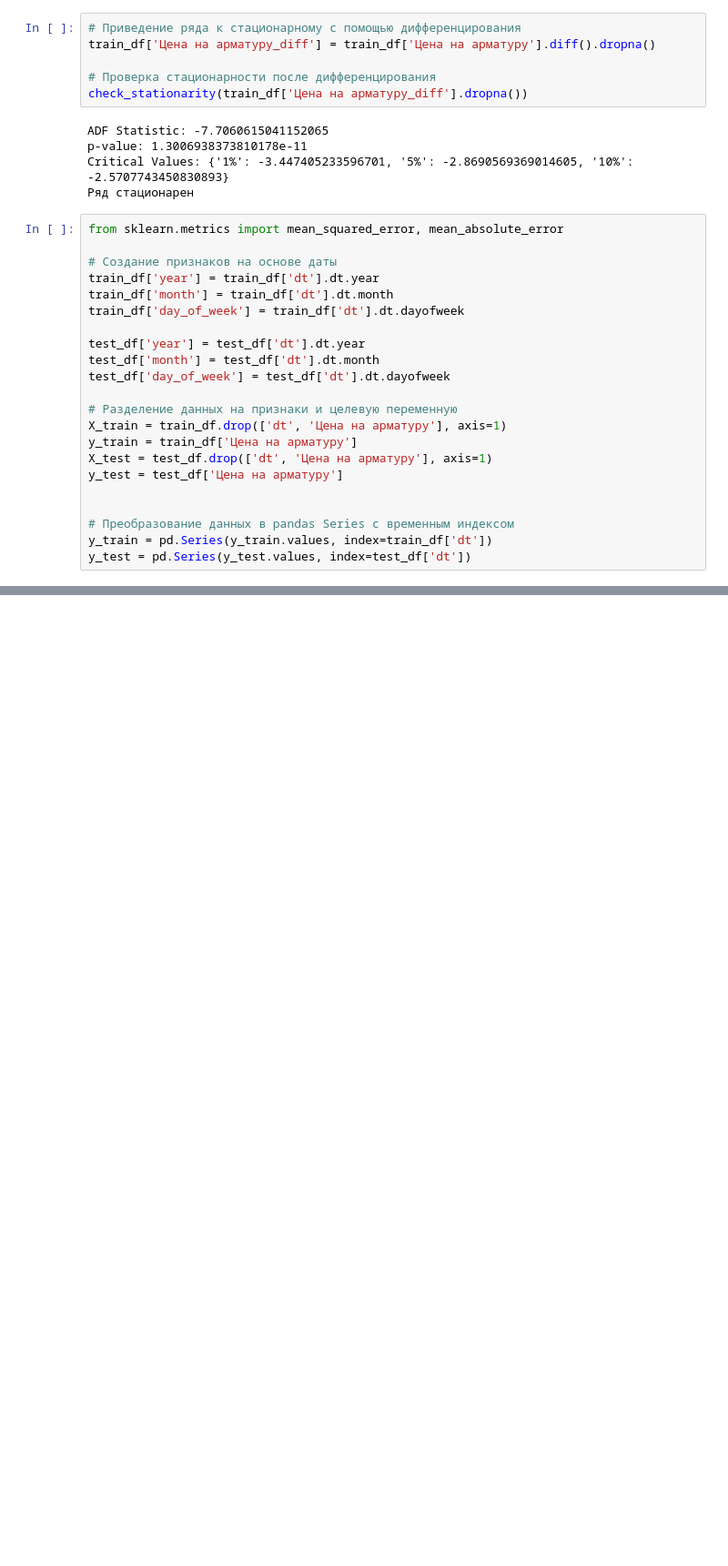
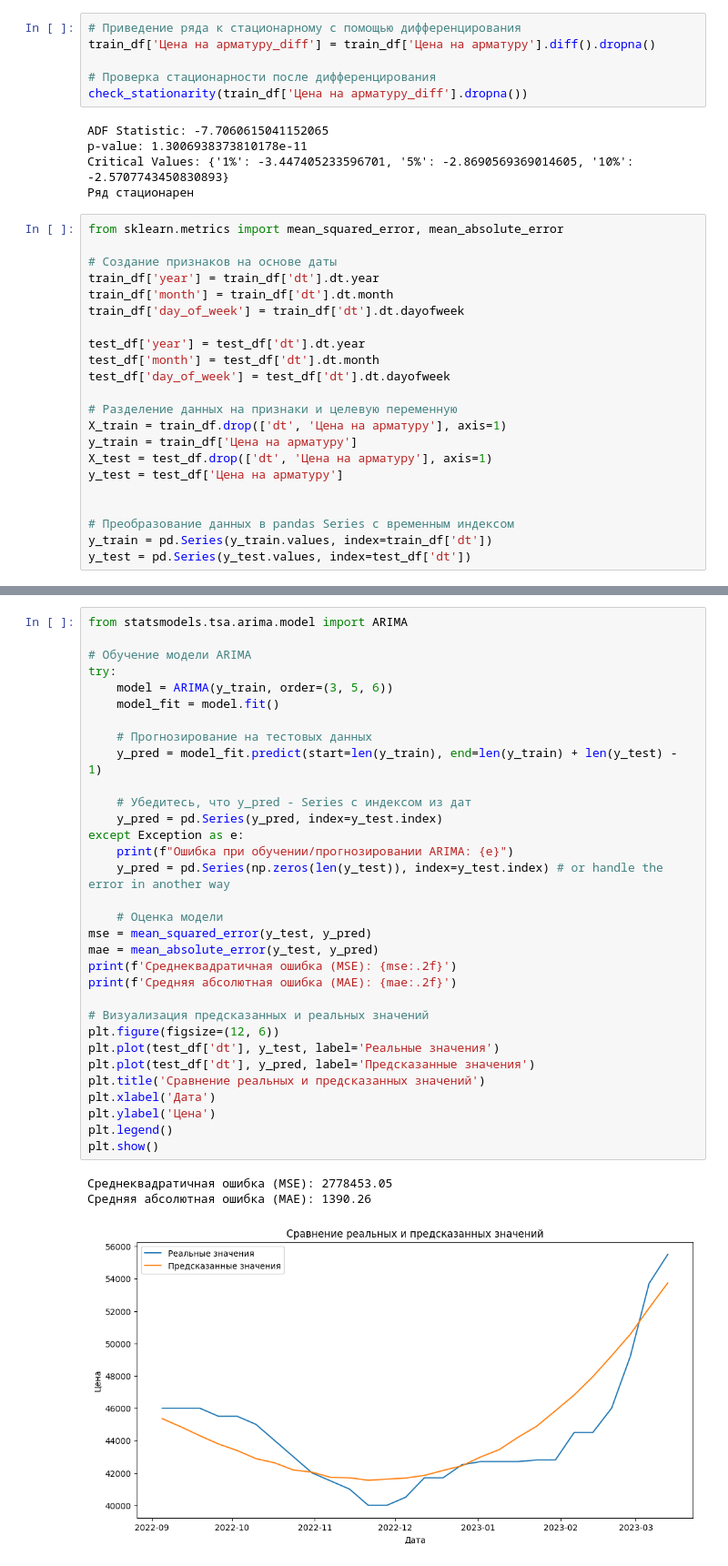
Before and after one commit to mrsoning/Intensive_3, a Jupyter notebook: Daniil/Baselane mrsoning.ipynb, the cells around one changed output, grey strips where cells are left out. Shown: that part at 91% size. Saved outputs shown, nothing was run; the diff lists cells and outputs as text; blank space fills up the shorter version.

```diff
--- a/Daniil/Baselane mrsoning.ipynb
+++ b/Daniil/Baselane mrsoning.ipynb
@@ -223,0 +138,36 @@ Index([], dtype='int64')
+# %%
+from statsmodels.tsa.arima.model import ARIMA
+
+# Обучение модели ARIMA
+try:
+    model = ARIMA(y_train, order=(3, 5, 6))
+    model_fit = model.fit()
+
+    # Прогнозирование на тестовых данных
+    y_pred = model_fit.predict(start=len(y_train), end=len(y_train) + len(y_test) - 1)
+
+    # Убедитесь, что y_pred - Series с индексом из дат
+    y_pred = pd.Series(y_pred, index=y_test.index)
+except Exception as e:
+    print(f"Ошибка при обучении/прогнозировании ARIMA: {e}")
+    y_pred = pd.Series(np.zeros(len(y_test)), index=y_test.index) # or handle the error in another way
+
+    # Оценка модели
+mse = mean_squared_error(y_test, y_pred)
+mae = mean_absolute_error(y_test, y_pred)
+print(f'Среднеквадратичная ошибка (MSE): {mse:.2f}')
+print(f'Средняя абсолютная ошибка (MAE): {mae:.2f}')
+
+# Визуализация предсказанных и реальных значений
+plt.figure(figsize=(12, 6))
+plt.plot(test_df['dt'], y_test, label='Реальные значения')
+plt.plot(test_df['dt'], y_pred, label='Предсказанные значения')
+plt.title('Сравнение реальных и предсказанных значений')
+plt.xlabel('Дата')
+plt.ylabel('Цена')
+plt.legend()
+plt.show()
+# %% [output]
+Среднеквадратичная ошибка (MSE): 2778453.05
+Средняя абсолютная ошибка (MAE): 1390.26
+[figure, added]
```
Also changed, not shown: parts of 1 cell of this notebook.
